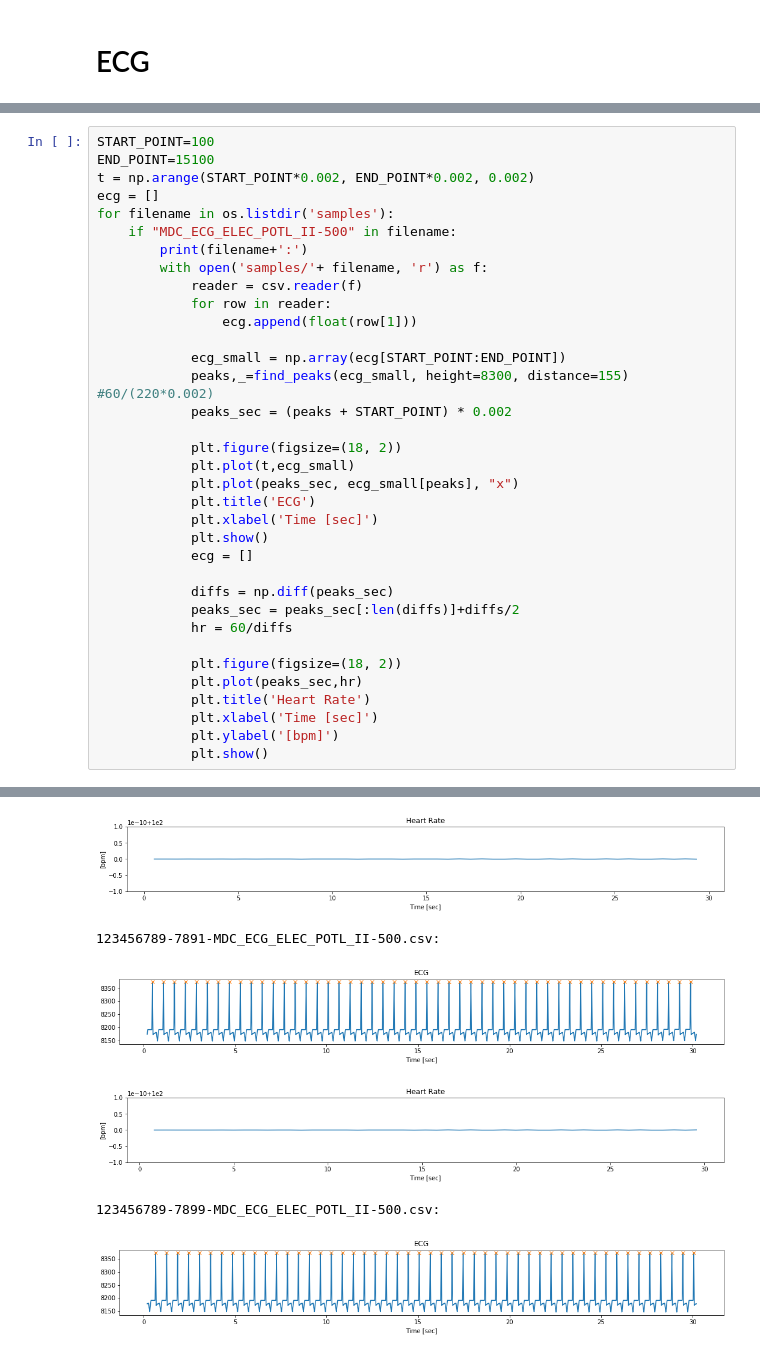
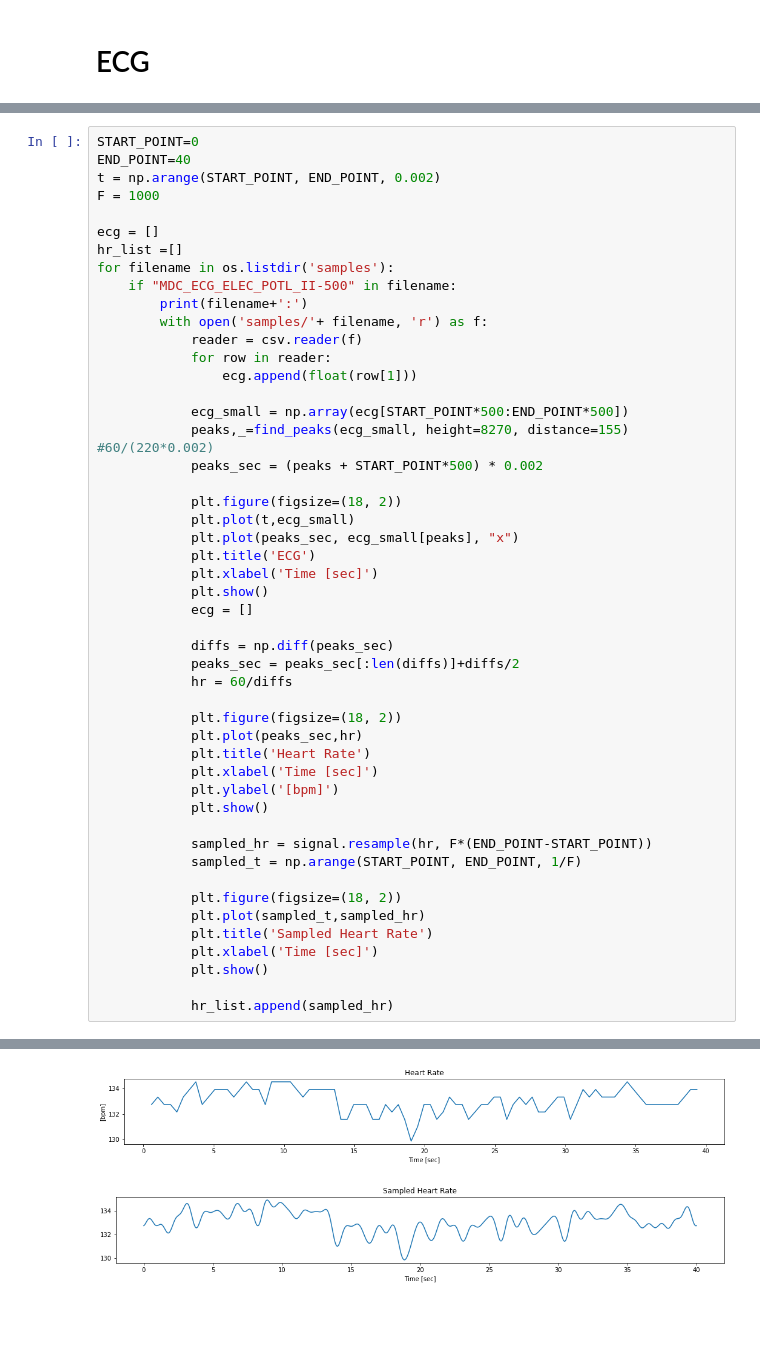
Before and after one commit to aliabufoul/SLDS, a Jupyter notebook: heart-rate.ipynb, the cells around one changed output, grey strips where cells are left out. Cells and saved outputs as stored; diff of their text form; blank space fills up the shorter version.

```diff
--- a/heart-rate.ipynb
+++ b/heart-rate.ipynb
@@ -9,10 +10,13 @@ from scipy.signal import find_peaks
 import os
 from operator import itemgetter
 # %%
-START_POINT=100
-END_POINT=15100
-t = np.arange(START_POINT*0.002, END_POINT*0.002, 0.002)
+START_POINT=0
+END_POINT=40
+t = np.arange(START_POINT, END_POINT, 0.002)
+F = 1000
+
 ecg = []
+hr_list =[]
 for filename in os.listdir('samples'):
     if "MDC_ECG_ELEC_POTL_II-500" in filename:
         print(filename+':')
@@ -21,9 +25,9 @@ for filename in os.listdir('samples'):
             for row in reader:
                 ecg.append(float(row[1]))
 
-            ecg_small = np.array(ecg[START_POINT:END_POINT])
-            peaks,_=find_peaks(ecg_small, height=8300, distance=155) #60/(220*0.002)
-            peaks_sec = (peaks + START_POINT) * 0.002
+            ecg_small = np.array(ecg[START_POINT*500:END_POINT*500])
+            peaks,_=find_peaks(ecg_small, height=8270, distance=155) #60/(220*0.002)
+            peaks_sec = (peaks + START_POINT*500) * 0.002
 
             plt.figure(figsize=(18, 2))
             plt.plot(t,ecg_small)
@@ -43,4 +47,15 @@ for filename in os.listdir('samples'):
             plt.xlabel('Time [sec]')
             plt.ylabel('[bpm]')
             plt.show()
+
+            sampled_hr = signal.resample(hr, F*(END_POINT-START_POINT))
+            sampled_t = np.arange(START_POINT, END_POINT, 1/F)
+
+            plt.figure(figsize=(18, 2))
+            plt.plot(sampled_t,sampled_hr)
+            plt.title('Sampled Heart Rate')
+            plt.xlabel('Time [sec]')
+            plt.show()
+
+            hr_list.append(sampled_hr)
 # %% [output]
@@ -49,6 +64,2 @@ for filename in os.listdir('samples'):
-[figure, old version]
+[figure, new version]
-123456789-7891-MDC_ECG_ELEC_POTL_II-500.csv:
-[figure, old version]
+[figure, new version]
-[figure, removed]
-123456789-7899-MDC_ECG_ELEC_POTL_II-500.csv:
-[figure, removed]
```
Also changed, not shown: parts of 2 cells of this notebook, 4 other files.
